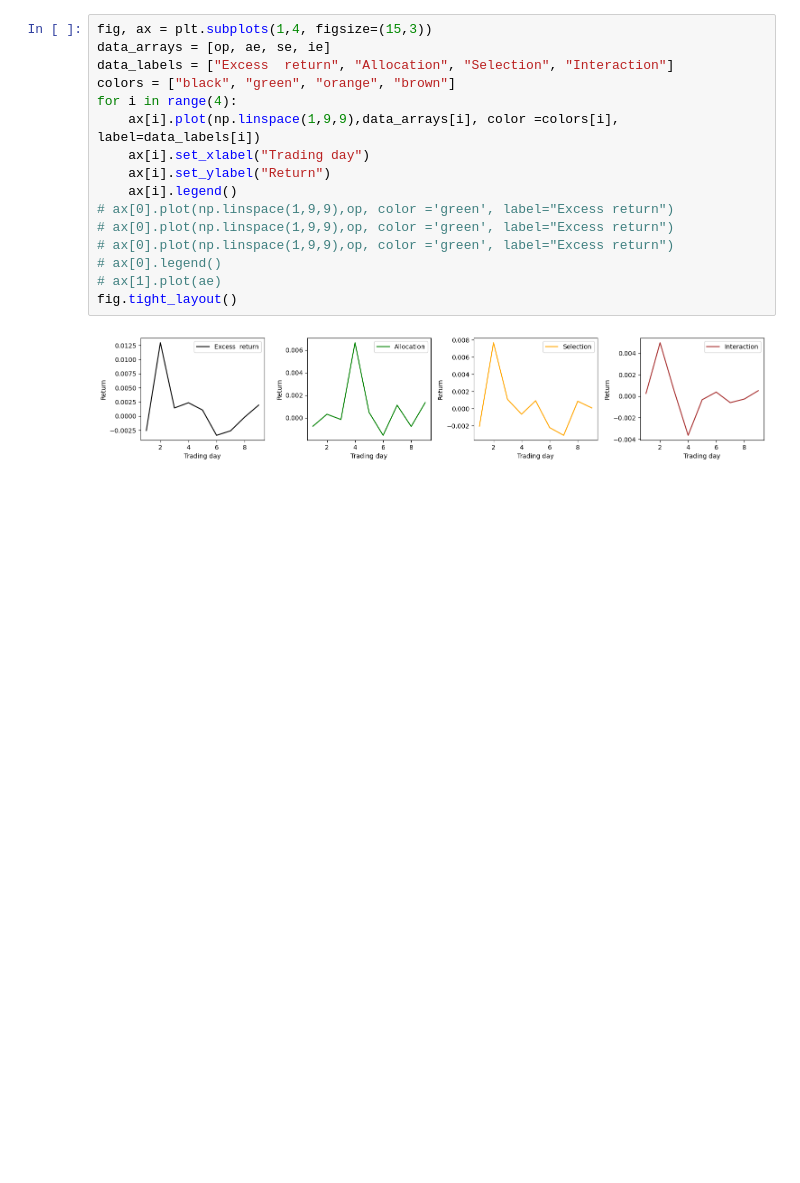
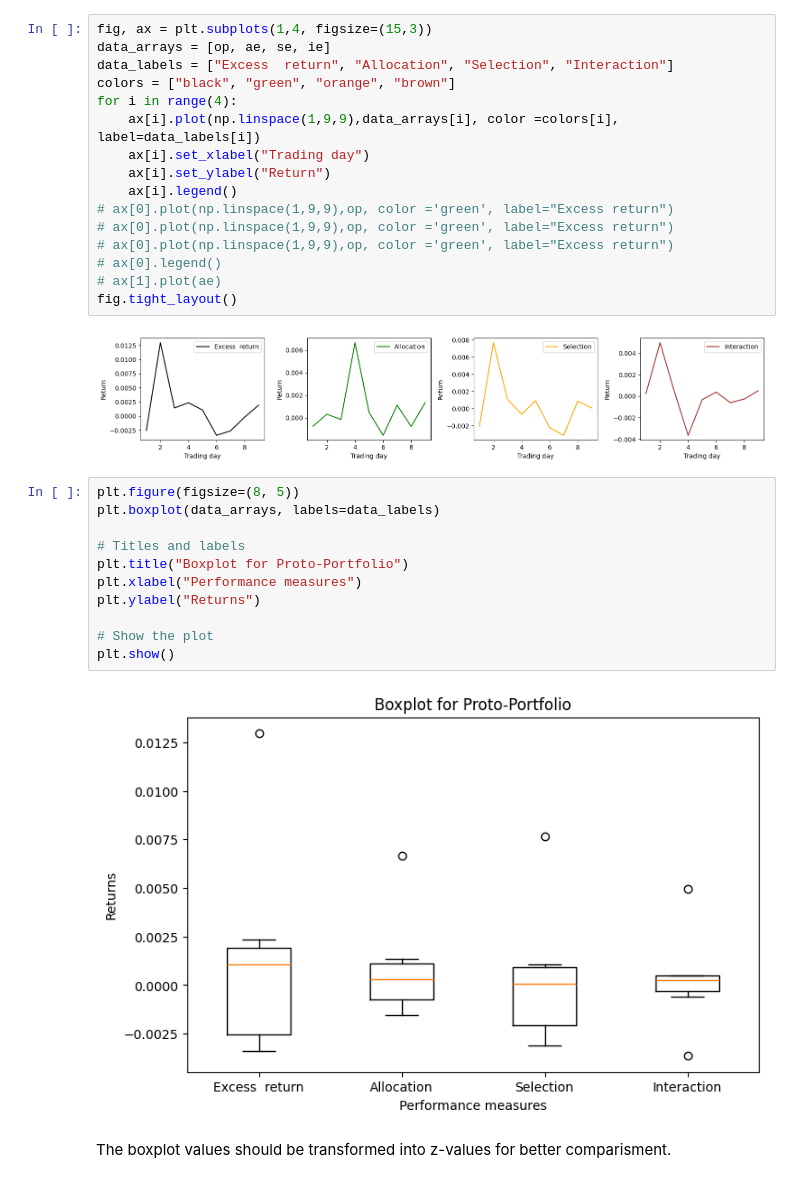
Before and after one commit to DataJakob/BBAN5000-Master-Thesis, a Jupyter notebook: src/testx.ipynb, the cells around one changed output. Drawn from its saved outputs; the diff is of its cells as text; blank space fills up the shorter version.

```diff
--- a/src/testx.ipynb
+++ b/src/testx.ipynb
@@ -88,3 +88,18 @@ for i in range(4):
 fig.tight_layout()
 # %% [output]
 [figure]
+# %%
+plt.figure(figsize=(8, 5))
+plt.boxplot(data_arrays, labels=data_labels)
+
+# Titles and labels
+plt.title("Boxplot for Proto-Portfolio")
+plt.xlabel("Performance measures")
+plt.ylabel("Returns")
+
+# Show the plot
+plt.show()
+# %% [output]
+[figure, added]
+# %% [markdown]
+The boxplot values should be transformed into z-values for better comparisment.
```
